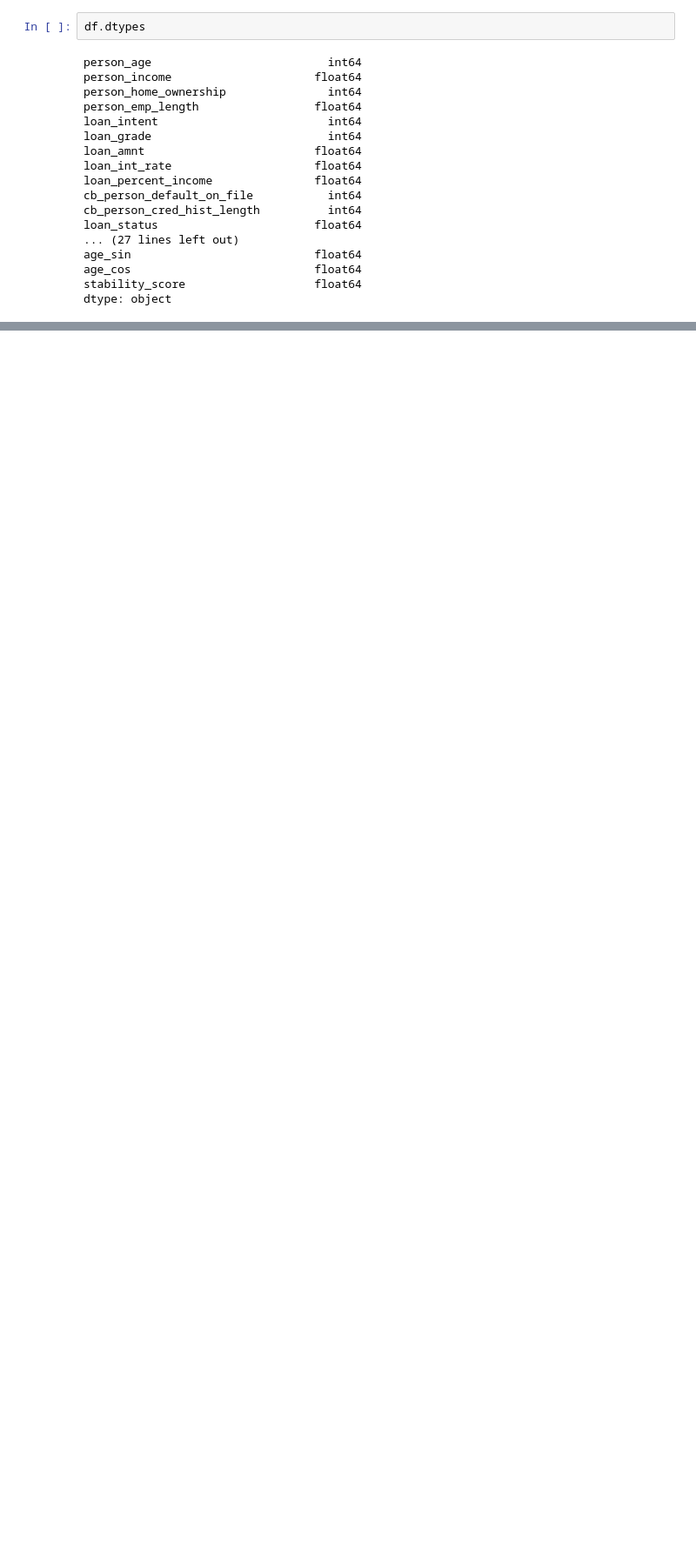
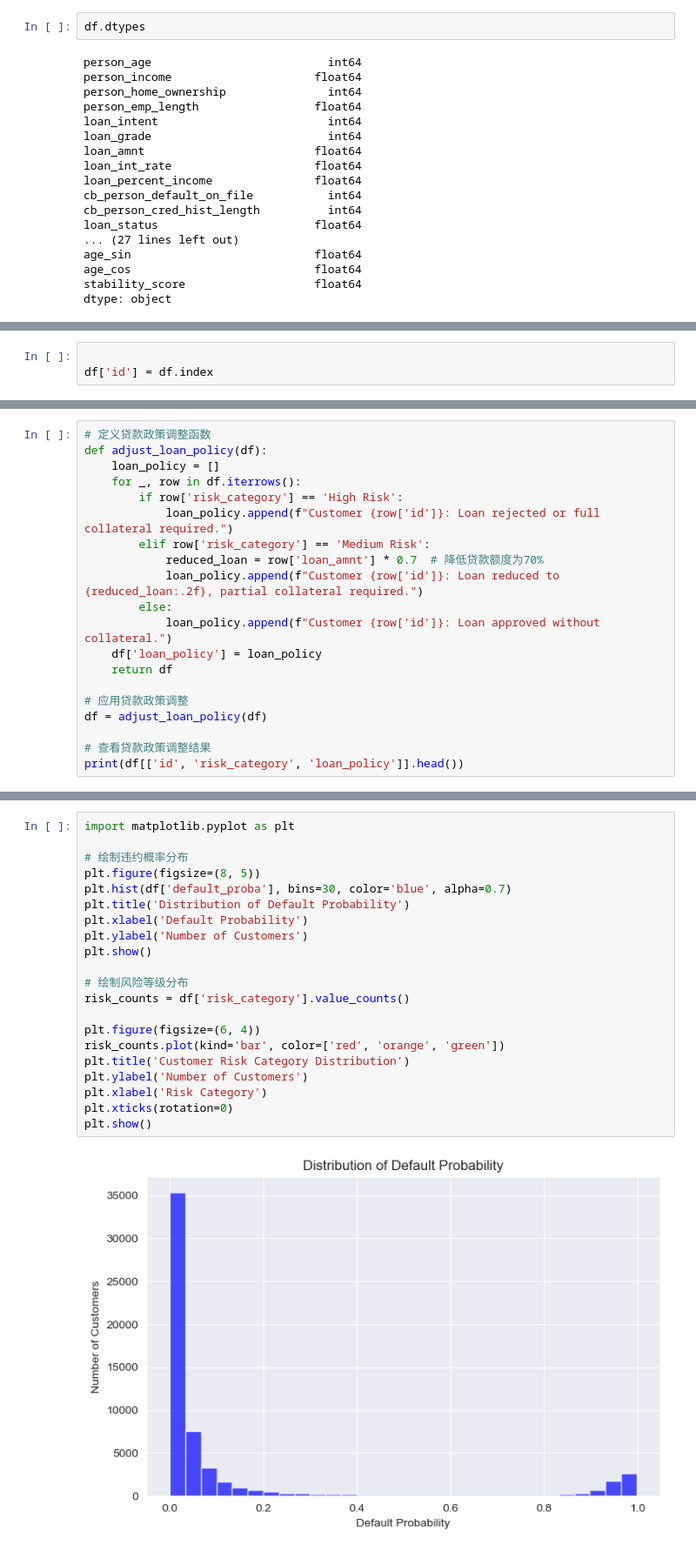
Before and after one commit to JacksonZZS/Capstone-Project, a Jupyter notebook: machine_learning.ipynb, the cells around one changed output, grey strips where cells are left out. Shown at 87% size. Cells and saved outputs as stored; diff of their text form; blank space fills up the shorter version.

```diff
--- a/machine_learning.ipynb
+++ b/machine_learning.ipynb
@@ -1187,0 +654,3 @@ def implement_loyalty_program():
+# %%
+
+df['id'] = df.index
@@ -1187,0 +811,20 @@ def implement_loyalty_program():
+# %%
+# 定义贷款政策调整函数
+def adjust_loan_policy(df):
+    loan_policy = []
+    for _, row in df.iterrows():
+        if row['risk_category'] == 'High Risk':
+            loan_policy.append(f"Customer {row['id']}: Loan rejected or full collateral required.")
+        elif row['risk_category'] == 'Medium Risk':
+            reduced_loan = row['loan_amnt'] * 0.7  # 降低贷款额度为70%
+            loan_policy.append(f"Customer {row['id']}: Loan reduced to {reduced_loan:.2f}, partial collateral required.")
+        else:
+            loan_policy.append(f"Customer {row['id']}: Loan approved without collateral.")
+    df['loan_policy'] = loan_policy
+    return df
+
+# 应用贷款政策调整
+df = adjust_loan_policy(df)
+
+# 查看贷款政策调整结果
+print(df[['id', 'risk_category', 'loan_policy']].head())
@@ -1187,0 +853,23 @@ def implement_loyalty_program():
+# %%
+import matplotlib.pyplot as plt
+
+# 绘制违约概率分布
+plt.figure(figsize=(8, 5))
+plt.hist(df['default_proba'], bins=30, color='blue', alpha=0.7)
+plt.title('Distribution of Default Probability')
+plt.xlabel('Default Probability')
+plt.ylabel('Number of Customers')
+plt.show()
+
+# 绘制风险等级分布
+risk_counts = df['risk_category'].value_counts()
+
+plt.figure(figsize=(6, 4))
+risk_counts.plot(kind='bar', color=['red', 'orange', 'green'])
+plt.title('Customer Risk Category Distribution')
+plt.ylabel('Number of Customers')
+plt.xlabel('Risk Category')
+plt.xticks(rotation=0)
+plt.show()
+# %% [output]
+[figure, added]
```
Also changed, not shown: parts of 51 cells of this notebook, 3 other files.
